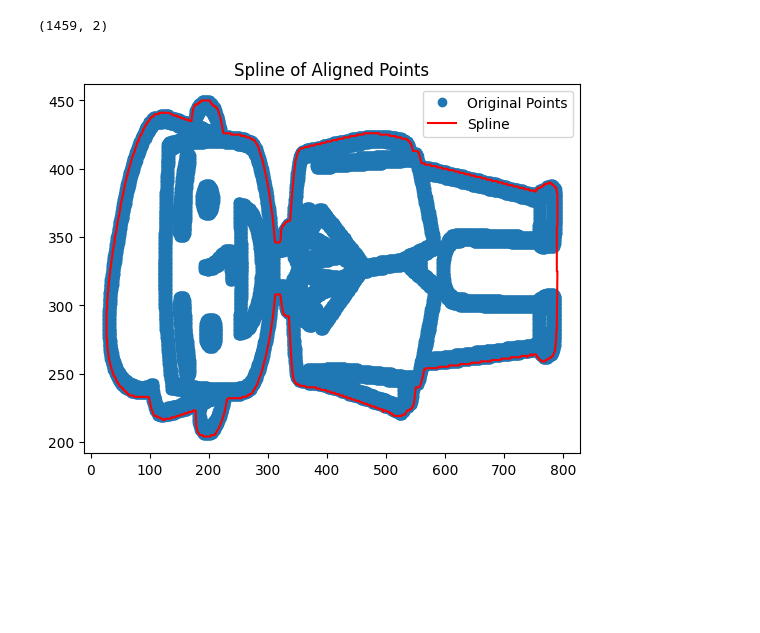
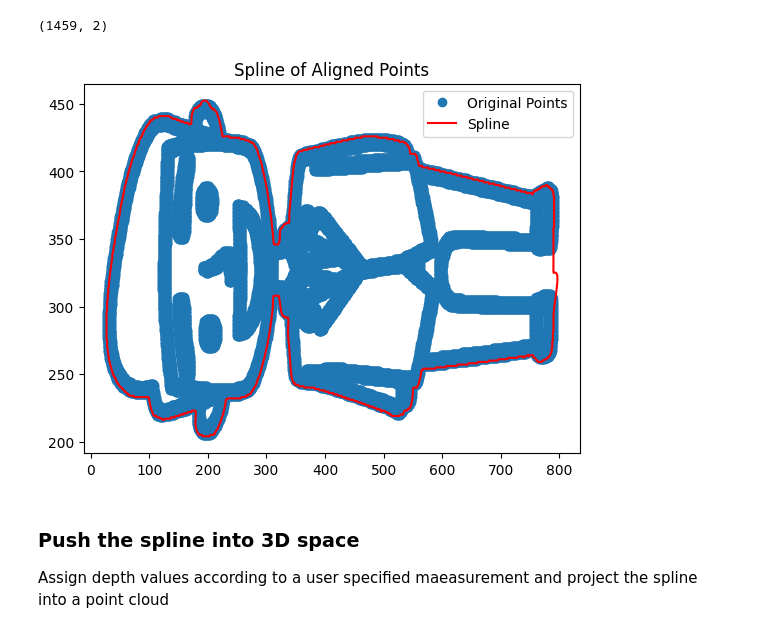
Before and after one commit to CBSchiffer/DrawingAssembly, a Jupyter notebook: Threshold.ipynb, the cells around one changed output. Drawn from its saved outputs; the diff is of its cells as text; code cells hidden in the pictures; blank space fills up the shorter version.

```diff
--- a/Threshold.ipynb
+++ b/Threshold.ipynb
@@ -188,13 +188,20 @@ aligned_points_sorted.shape
 # %%
 # Create a spline of the aligned points
 tck, u = splprep([aligned_points_sorted[:, 0], aligned_points_sorted[:, 1]], s=0)
-new_points = splev(u, tck)
+
+# Interpolation accuracy (number of points)
+num_points2 = 2000
+
+new_points = splev(np.linspace(0, 1, num_points2), tck)
 
 # Plot the original points and the spline
 plt.plot(points[:, 0], points[:, 1], 'o', label='Original Points')
 plt.plot(new_points[0], new_points[1], 'r-', label='Spline')
 plt.title('Spline of Aligned Points')
 plt.legend()
 plt.show()
 # %% [output]
-[figure, old version]
+[figure, new version]
+# %% [markdown]
+### Push the spline into 3D space
+Assign depth values according to a user specified maeasurement and project the spline into a point cloud
```
Also changed, not shown: parts of 2 cells of this notebook.
